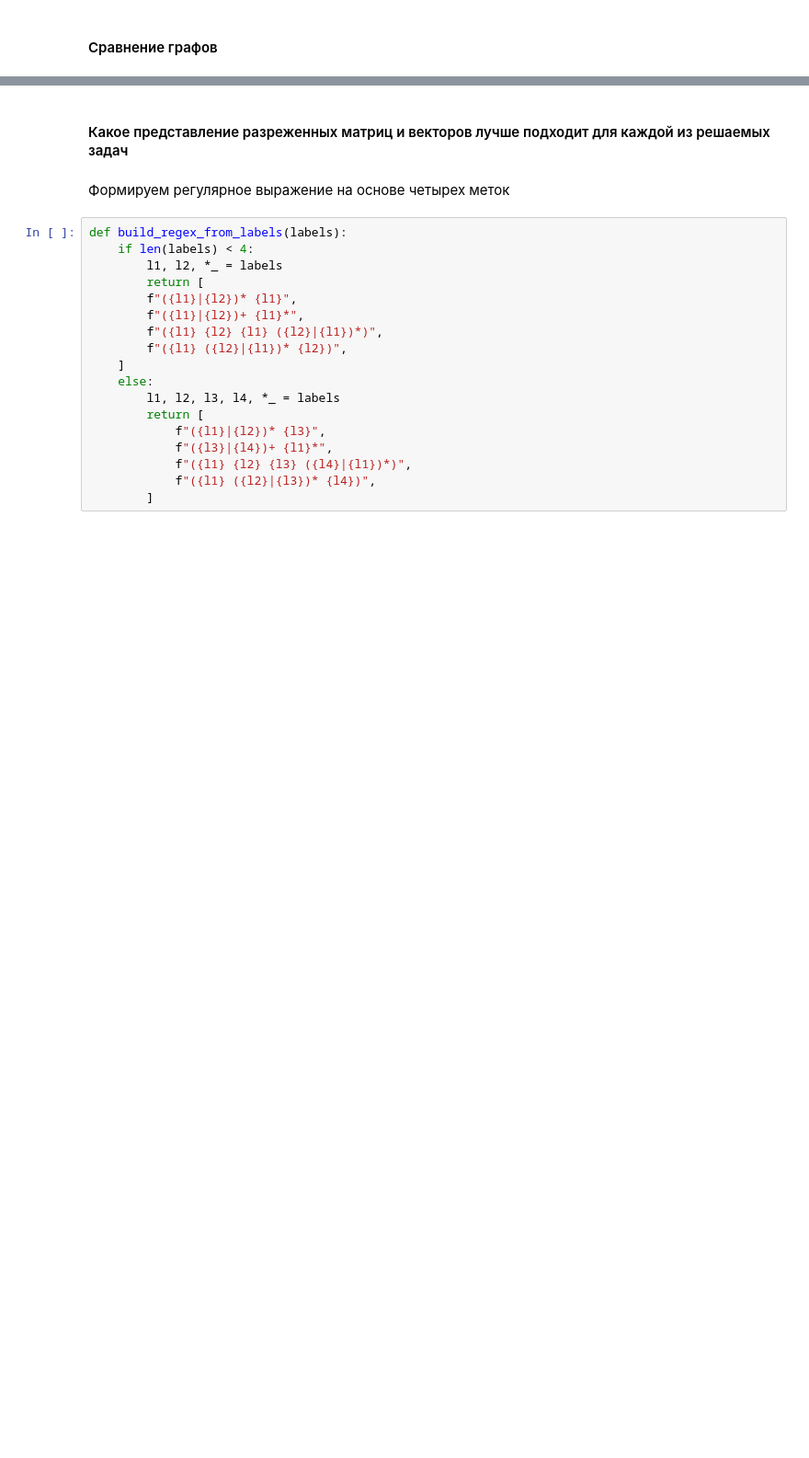
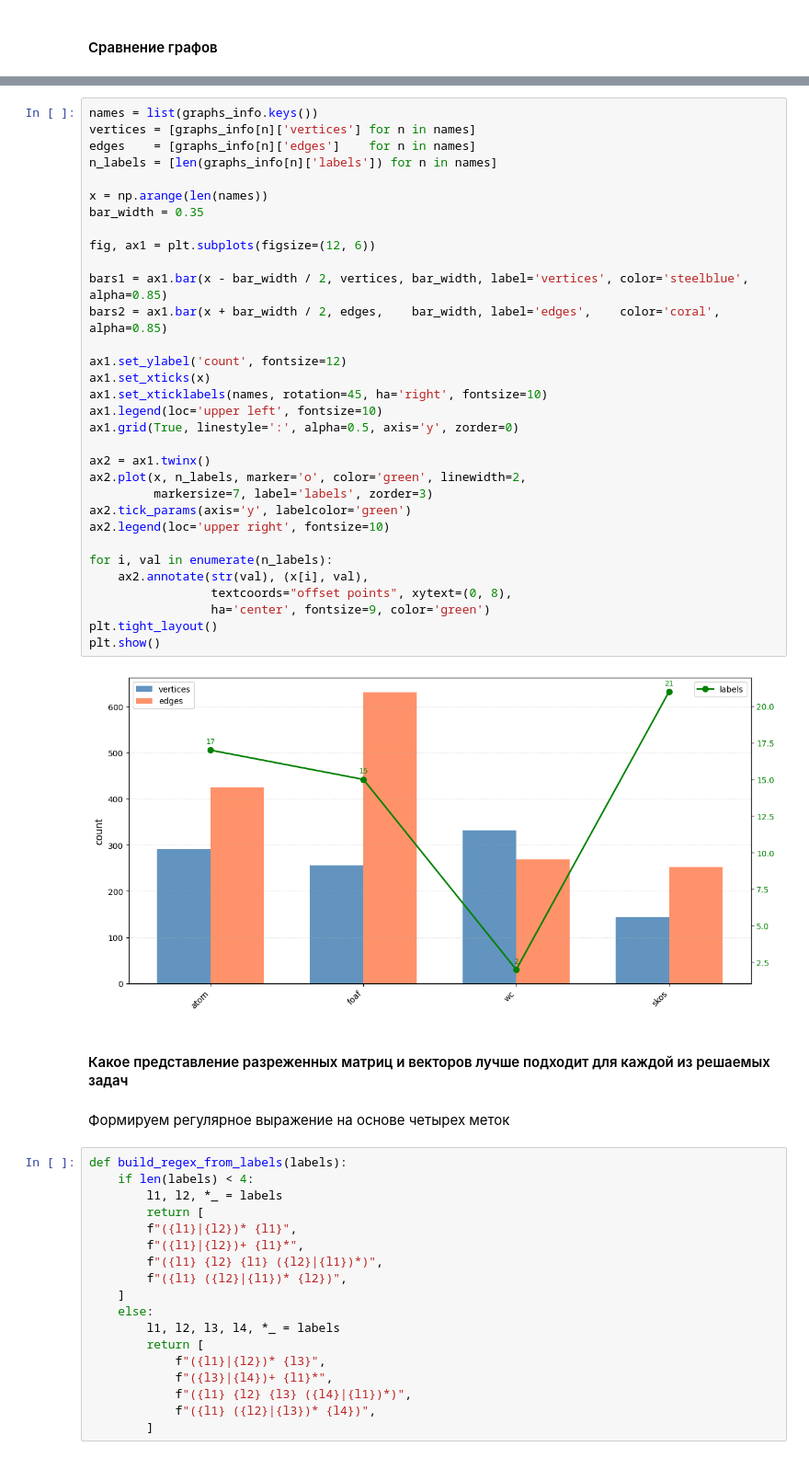
Before and after one commit to ksenmel/formal-lang-course, a Jupyter notebook: project/task5.ipynb, the cells around one changed output, grey strips where cells are left out. Shown at 92% size. Drawn from its saved outputs; the diff is of its cells as text; blank space fills up the shorter version.

```diff
--- a/project/task5.ipynb
+++ b/project/task5.ipynb
@@ -194,3 +168,37 @@ plt.show()
+# %%
+names = list(graphs_info.keys())
+vertices = [graphs_info[n]['vertices'] for n in names]
+edges    = [graphs_info[n]['edges']    for n in names]
+n_labels = [len(graphs_info[n]['labels']) for n in names]
+
+x = np.arange(len(names))
+bar_width = 0.35
+
+fig, ax1 = plt.subplots(figsize=(12, 6))
+
+bars1 = ax1.bar(x - bar_width / 2, vertices, bar_width, label='vertices', color='steelblue', alpha=0.85)
+bars2 = ax1.bar(x + bar_width / 2, edges,    bar_width, label='edges',    color='coral',     alpha=0.85)
+
+ax1.set_ylabel('count', fontsize=12)
+ax1.set_xticks(x)
+ax1.set_xticklabels(names, rotation=45, ha='right', fontsize=10)
+ax1.legend(loc='upper left', fontsize=10)
+ax1.grid(True, linestyle=':', alpha=0.5, axis='y', zorder=0)
+
+ax2 = ax1.twinx()
+ax2.plot(x, n_labels, marker='o', color='green', linewidth=2,
+         markersize=7, label='labels', zorder=3)
+ax2.tick_params(axis='y', labelcolor='green')
+ax2.legend(loc='upper right', fontsize=10)
+
+for i, val in enumerate(n_labels):
+    ax2.annotate(str(val), (x[i], val),
+                 textcoords="offset points", xytext=(0, 8),
+                 ha='center', fontsize=9, color='green')
+plt.tight_layout()
+plt.show()
+# %% [output]
+[figure, added]
 # %% [markdown]
 #### Какое представление разреженных матриц и векторов лучше подходит для каждой из решаемых задач
 # %% [markdown]
```
Also changed, not shown: parts of 15 cells of this notebook.
